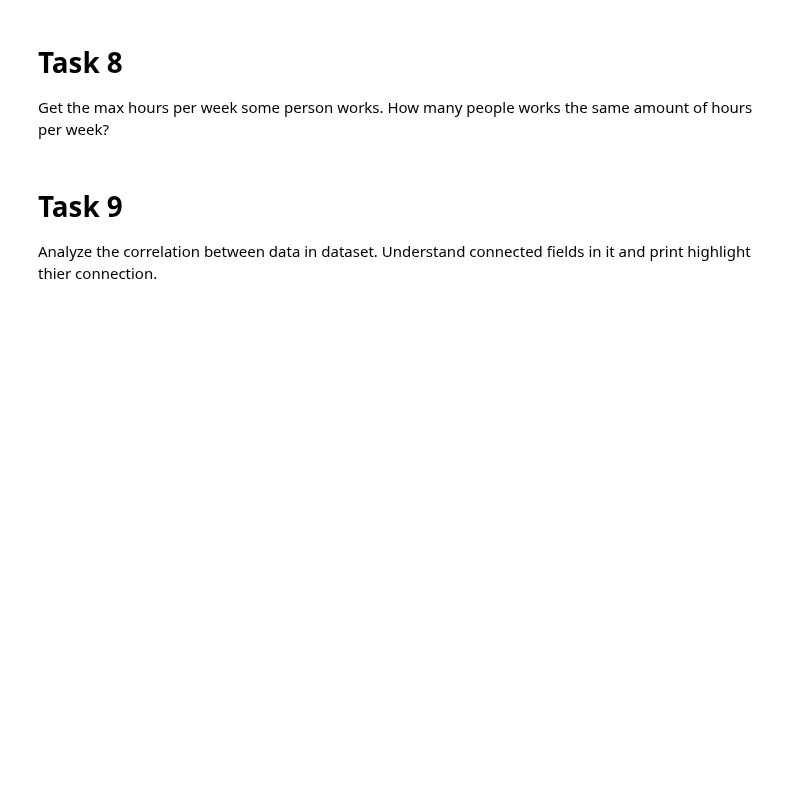
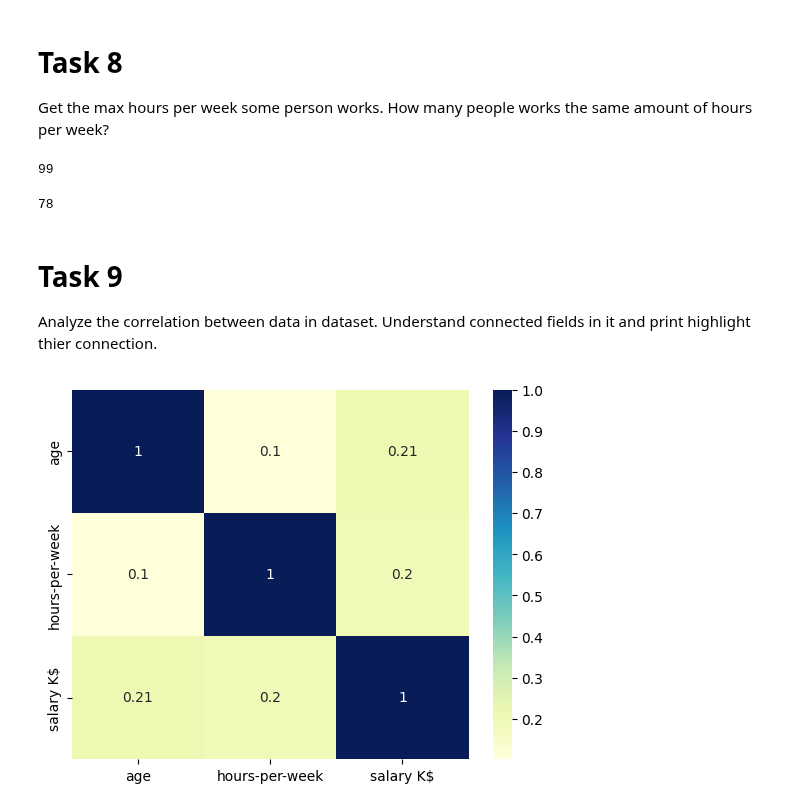
Before and after one commit to mate-academy/py-adult-data-analysis, a Jupyter notebook: app/main.ipynb, the cells around one changed output. Saved outputs shown, nothing was run; the diff lists cells and outputs as text; code cells hidden in the pictures; blank space fills up the shorter version.

```diff
--- a/app/main.ipynb
+++ b/app/main.ipynb
@@ -131,3 +143,12 @@ Get the max hours per week some person works. How many people works the same amo
+# %%
+max_hours = df["hours-per-week"].max()
+max_hours
+# %% [output]
+99
+# %%
+df.loc[df["hours-per-week"] == max_hours].shape[0]
+# %% [output]
+78
 # %% [markdown]
 # Task 9
 Analyze the correlation between data in dataset. Understand connected fields in it and print highlight thier connection.
@@ -135,0 +155,7 @@ Analyze the correlation between data in dataset. Understand connected fields in
+# %%
+df_cor = df[["age", "hours-per-week", "salary K$"]].copy()
+df_cor.corr()
+dataplot = sb.heatmap(df_cor.corr(), cmap="YlGnBu", annot=True)
+matplotlib.pyplot.show()
+# %% [output]
+[figure, added]
```
Also changed, not shown: parts of 6 cells of this notebook, 1 other file.
